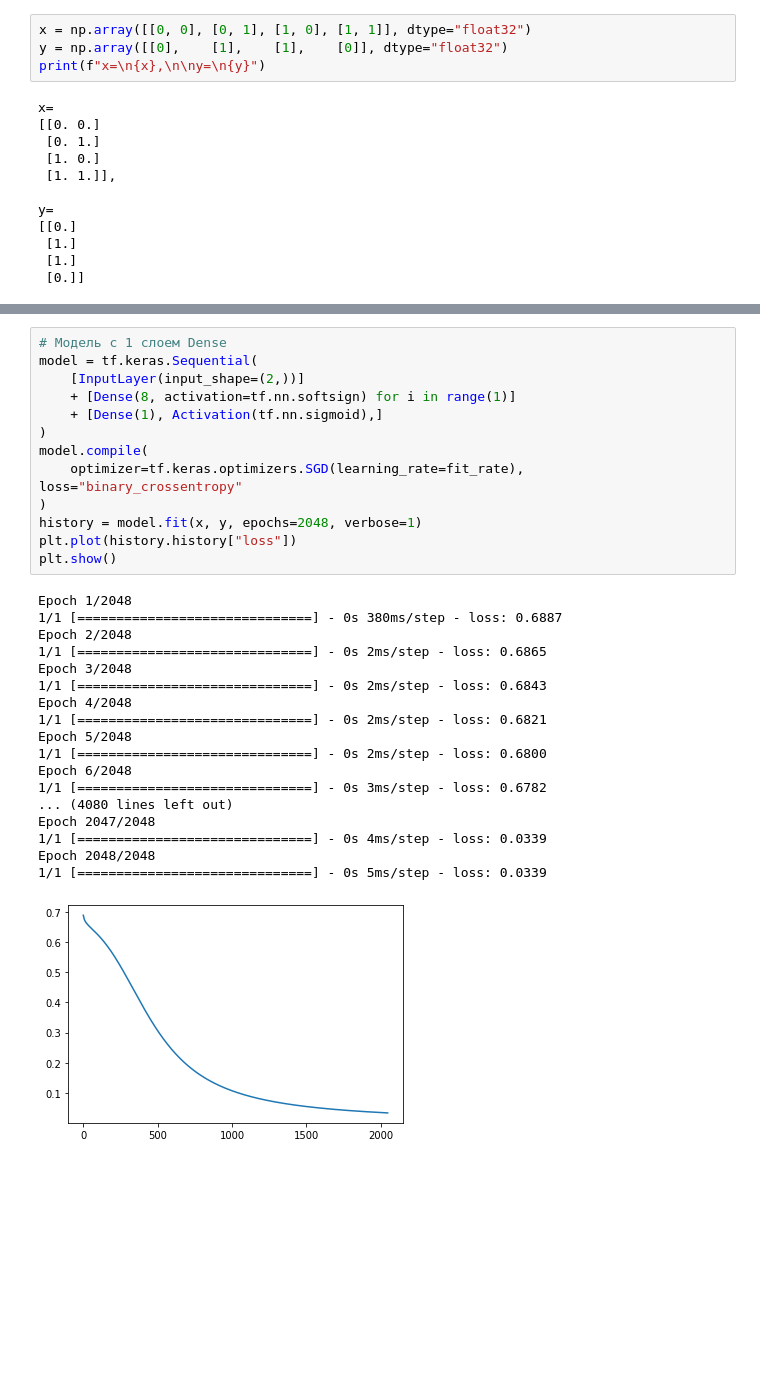
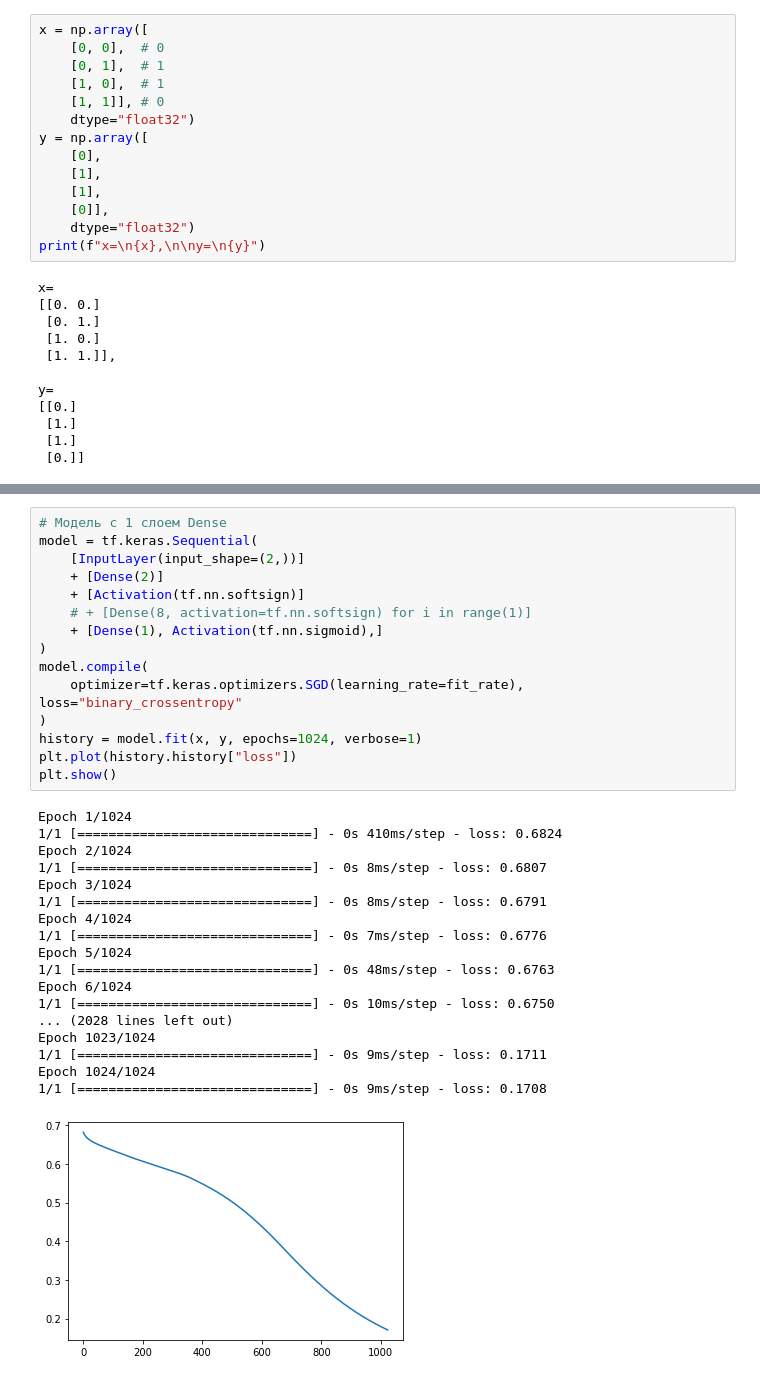
Before and after one commit to gurgutan/NI, a Jupyter notebook: Демонстрация/Python/xor.ipynb, the cells around one changed output, grey strips where cells are left out. Cells and saved outputs as stored; diff of their text form; blank space fills up the shorter version.

```diff
--- a/Демонстрация/Python/xor.ipynb
+++ b/Демонстрация/Python/xor.ipynb
@@ -17,8 +17,18 @@ model.compile(
     optimizer=tf.keras.optimizers.SGD(learning_rate=fit_rate), loss="binary_crossentropy"
 )
 # %%
-x = np.array([[0, 0], [0, 1], [1, 0], [1, 1]], dtype="float32")
-y = np.array([[0],    [1],    [1],    [0]], dtype="float32")
+x = np.array([
+    [0, 0],  # 0
+    [0, 1],  # 1
+    [1, 0],  # 1
+    [1, 1]], # 0
+    dtype="float32")
+y = np.array([
+    [0],
+    [1],
+    [1],
+    [0]],
+    dtype="float32")
 print(f"x=\n{x},\n\ny=\n{y}")
 # %% [output]
 x=
@@ -58,35 +68,37 @@ Epoch 256/256
 # %%
 # Модель с 1 слоем Dense
 model = tf.keras.Sequential(
     [InputLayer(input_shape=(2,))]
-    + [Dense(8, activation=tf.nn.softsign) for i in range(1)]
+    + [Dense(2)]
+    + [Activation(tf.nn.softsign)]
+    # + [Dense(8, activation=tf.nn.softsign) for i in range(1)]
     + [Dense(1), Activation(tf.nn.sigmoid),]
 )
 model.compile(
     optimizer=tf.keras.optimizers.SGD(learning_rate=fit_rate), loss="binary_crossentropy"
 )
-history = model.fit(x, y, epochs=2048, verbose=1)
+history = model.fit(x, y, epochs=1024, verbose=1)
 plt.plot(history.history["loss"])
 plt.show()
 # %% [output]
-Epoch 1/2048
-1/1 [==============================] - 0s 380ms/step - loss: 0.6887
-Epoch 2/2048
-1/1 [==============================] - 0s 2ms/step - loss: 0.6865
-Epoch 3/2048
-1/1 [==============================] - 0s 2ms/step - loss: 0.6843
-Epoch 4/2048
-1/1 [==============================] - 0s 2ms/step - loss: 0.6821
-Epoch 5/2048
-1/1 [==============================] - 0s 2ms/step - loss: 0.6800
-Epoch 6/2048
-1/1 [==============================] - 0s 3ms/step - loss: 0.6782
-... (4080 lines left out)
-Epoch 2047/2048
-1/1 [==============================] - 0s 4ms/step - loss: 0.0339
-Epoch 2048/2048
-1/1 [==============================] - 0s 5ms/step - loss: 0.0339
+Epoch 1/1024
+1/1 [==============================] - 0s 410ms/step - loss: 0.6824
+Epoch 2/1024
+1/1 [==============================] - 0s 8ms/step - loss: 0.6807
+Epoch 3/1024
+1/1 [==============================] - 0s 8ms/step - loss: 0.6791
+Epoch 4/1024
+1/1 [==============================] - 0s 7ms/step - loss: 0.6776
+Epoch 5/1024
+1/1 [==============================] - 0s 48ms/step - loss: 0.6763
+Epoch 6/1024
+1/1 [==============================] - 0s 10ms/step - loss: 0.6750
+... (2028 lines left out)
+Epoch 1023/1024
+1/1 [==============================] - 0s 9ms/step - loss: 0.1711
+Epoch 1024/1024
+1/1 [==============================] - 0s 9ms/step - loss: 0.1708
-[figure, old version]
+[figure, new version]
 # %%
 # Модель из 8 слоев Dense
 fit_rate = 0.1
```
Also changed, not shown: parts of 4 cells of this notebook, 19 other files.
